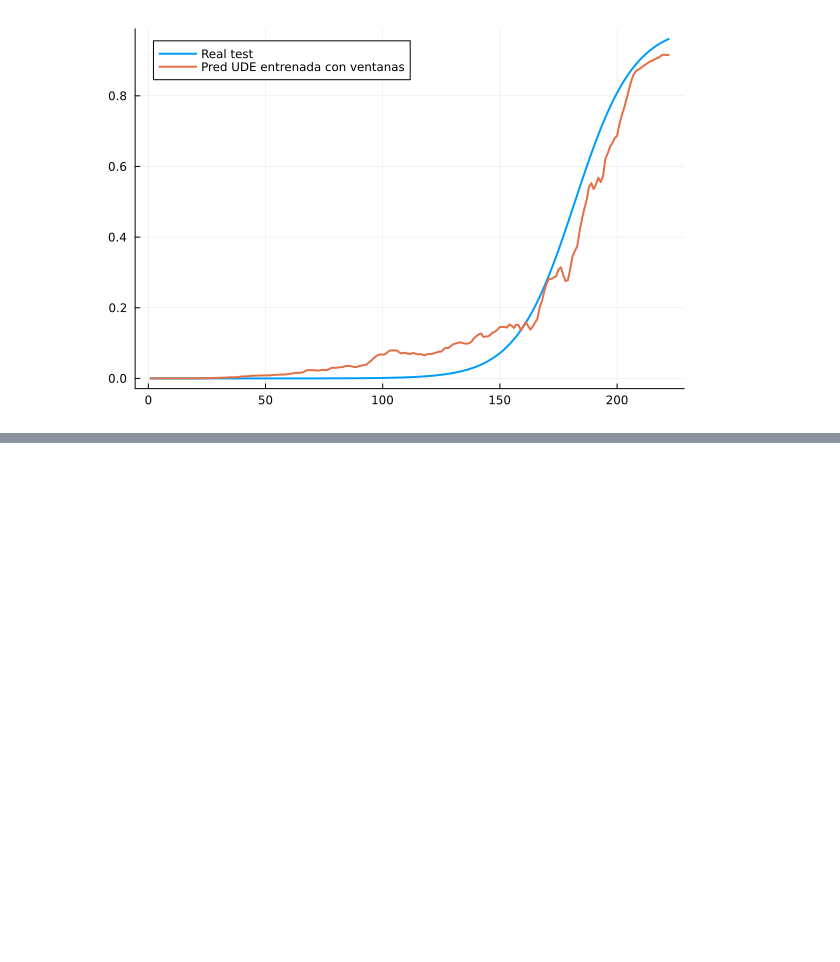
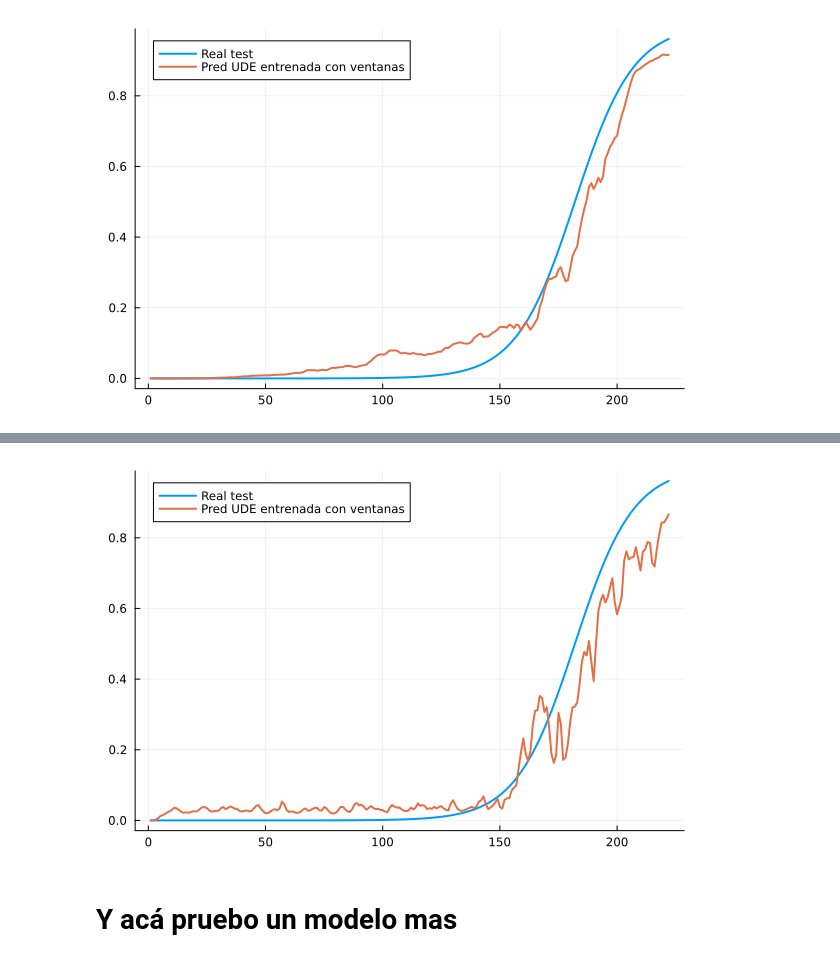
Before and after one commit to SoutoSebastian/TP-DegradacionDeMotores, a Jupyter notebook: mi_entorno/degradacionNasa.ipynb, the cells around one changed output, grey strips where cells are left out. Saved outputs shown, nothing was run; the diff lists cells and outputs as text; code cells hidden in the pictures; blank space fills up the shorter version.

Commit message:
pruebo algunos modelos

```diff
--- a/mi_entorno/degradacionNasa.ipynb
+++ b/mi_entorno/degradacionNasa.ipynb
@@ -2230,0 +2300,28 @@ p
+# %%
+traj_plot = test_trajs[2]
+
+pred_test = predict_traj_sensors_positive(
+    p_trained_ude_windows,
+    traj_plot
+)
+
+p = plot(
+    traj_plot.t,
+    traj_plot.y,
+    label="Real test",
+    linewidth=2
+)
+
+plot!(
+    p,
+    traj_plot.t,
+    pred_test,
+    label="Pred UDE entrenada con ventanas",
+    linewidth=2
+)
+
+p
+# %% [output]
+[figure, added]
+# %% [markdown]
+# Y acá pruebo un modelo mas
```
Also changed, not shown: parts of 19 cells of this notebook.
